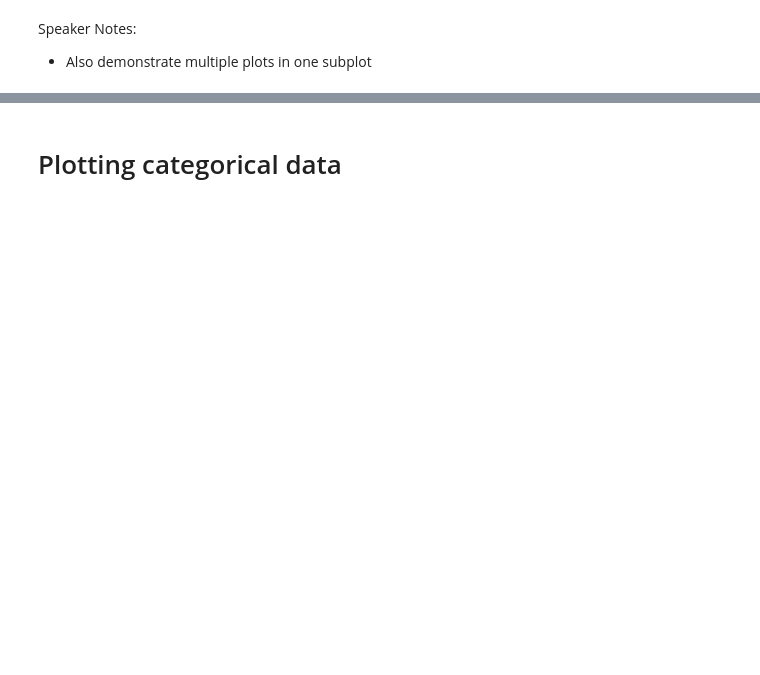
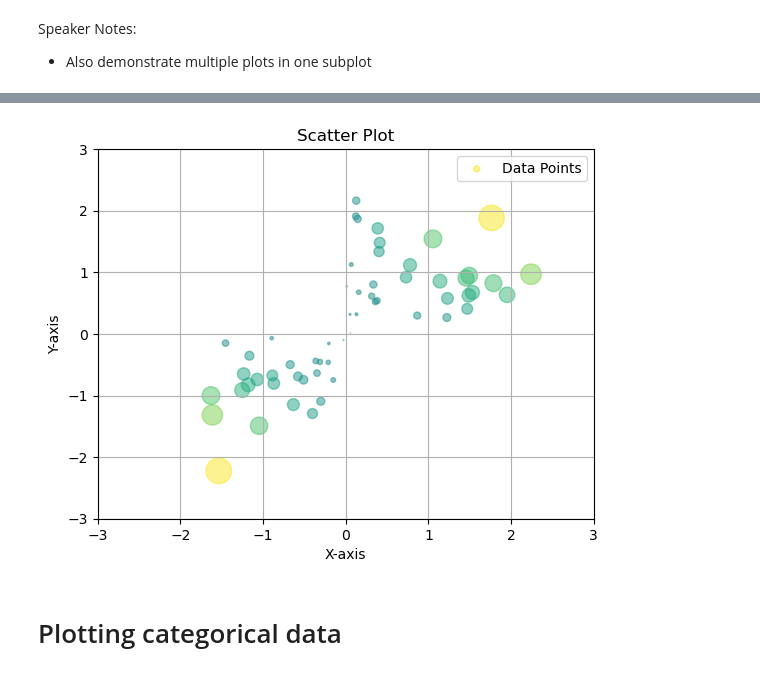
Before and after one commit to Niolon/DataAnalysisPython, a Jupyter notebook: Course/03_Matplotlib.ipynb, the cells around one changed output, grey strips where cells are left out. Saved outputs shown, nothing was run; the diff lists cells and outputs as text; code cells hidden in the pictures; blank space fills up the shorter version.

```diff
--- a/Course/03_Matplotlib.ipynb
+++ b/Course/03_Matplotlib.ipynb
@@ -81,13 +94,28 @@ y = np.random.randn(100)
 # %%
 
 # Create a scatter plot, use colour and size for encoding
+fig, ax = plt.subplots()
+ax.scatter(
+    x, y, c=x * y* 100, marker='o',
+    s=x * y* 100,
+    alpha=0.5
+)
 
 # Set plot title and labels
-
+ax.set_title('Scatter Plot')
+ax.set_xlabel('X-axis')
+ax.set_ylabel('Y-axis')
 
 # Customize plot appearance using grid and legend
+ax.grid(True)
+ax.legend(['Data Points'])
+ax.set_xlim(-3, 3)
+ax.set_ylim(-3, 3)
 
 # Show the plot
+plt.show()
+# %% [output]
+[figure, added]
 # %% [markdown]
 # Plotting categorical data
 # %%
```
Also changed, not shown: parts of 22 cells of this notebook, 3 other files.
